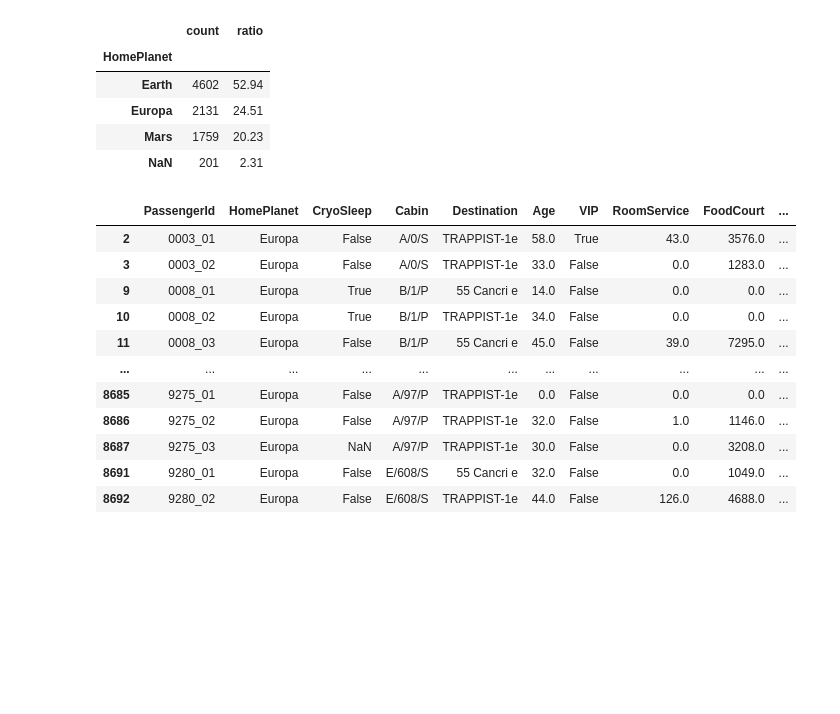
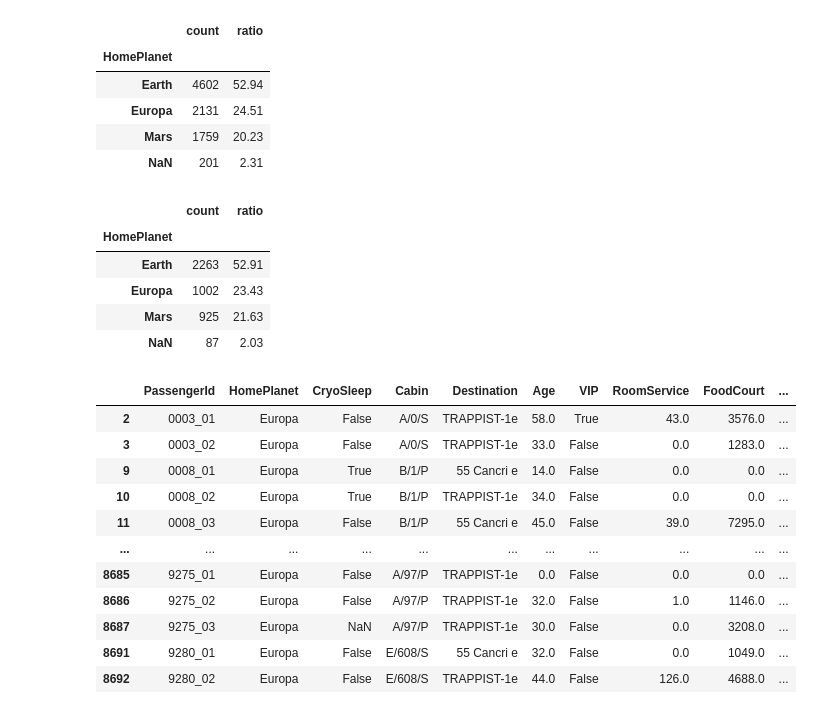
Before and after one commit to plamensve/ML_FINAL_PROJECT, a Jupyter notebook: notebooks/02.preprocessing.ipynb, the cells around one changed output. Saved outputs shown, nothing was run; the diff lists cells and outputs as text; code cells hidden in the pictures; blank space fills up the shorter version.

```diff
--- a/notebooks/02.preprocessing.ipynb
+++ b/notebooks/02.preprocessing.ipynb
@@ -102,6 +144,19 @@ home_planet
 | Europa | 2131 | 24.51 |
 | Mars | 1759 | 20.23 |
 | NaN | 201 | 2.31 |
+# %%
+# Distribution of the passenger by HomePlanet
+home_planet_ts = test_set['HomePlanet'].value_counts(dropna=False).to_frame('count').assign(
+    **{'ratio': lambda x: round(x['count'] / x['count'].sum() * 100, 2)}
+)
+home_planet_ts
+# %% [output]
+|  | count | ratio |
+| HomePlanet |  |  |
+| Earth | 2263 | 52.91 |
+| Europa | 1002 | 23.43 |
+| Mars | 925 | 21.63 |
+| NaN | 87 | 2.03 |
 # %%
 # Select all duplicated Cabin values
 # We want to find all passengers who share the same cabin,
```
Also changed, not shown: parts of 15 cells of this notebook.
